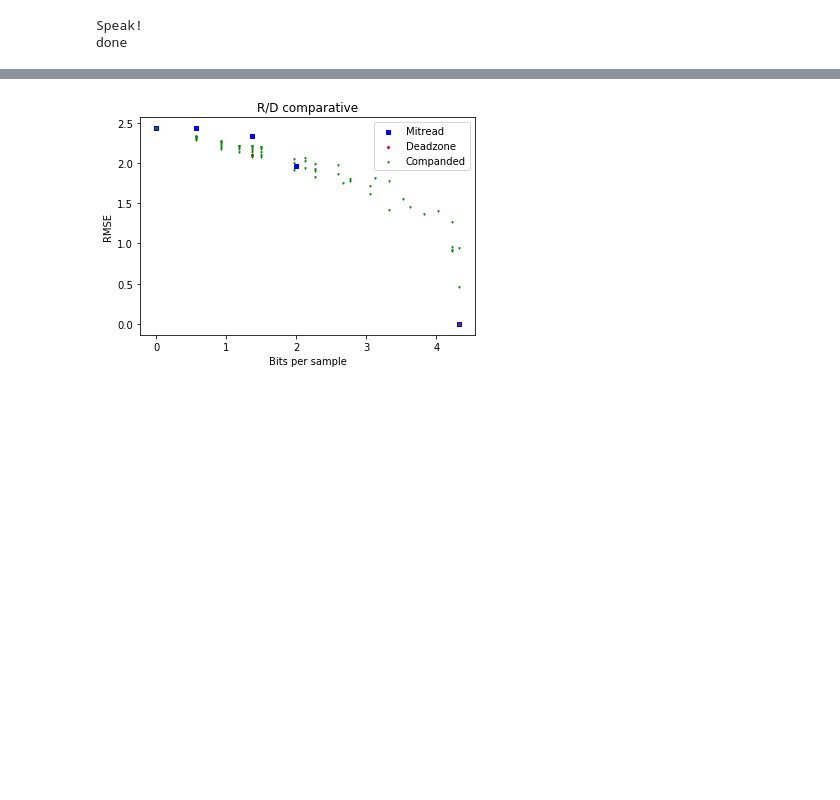
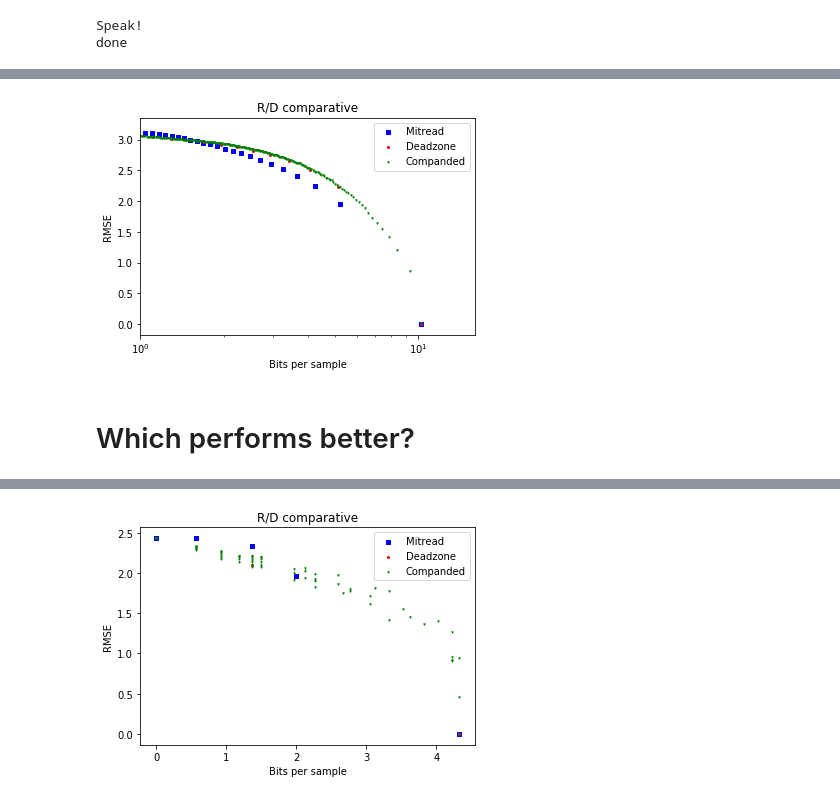
Before and after one commit to Tecnologias-multimedia/Tecnologias-multimedia.github.io, a Jupyter notebook: study_guide/quantization/graphics/quantization.ipynb, the cells around one changed output, grey strips where cells are left out. Drawn from its saved outputs; the diff is of its cells as text; code cells hidden in the pictures; blank space fills up the shorter version.

```diff
--- a/study_guide/quantization/graphics/quantization.ipynb
+++ b/study_guide/quantization/graphics/quantization.ipynb
@@ -520,0 +502,16 @@ sd.play(x)
+# %%
+plt.title("R/D comparative")
+plt.xlabel("Bits per sample")
+plt.ylabel("RMSE")
+plt.yscale("linear")
+plt.xscale("log")
+plt.xlim(1, 16)
+plt.scatter(*zip(*midtread_RD_points), s=12, c='b', marker="s", label='Mitread')
+plt.scatter(*zip(*deadzone_RD_points), s=4, c='r', marker="o", label='Deadzone')
+plt.scatter(*zip(*companded_RD_points), s=2, c='g', marker="v", label='Companded')
+plt.legend(loc='upper right')
+plt.show()
+# %% [output]
+[figure, added]
+# %% [markdown]
+# Which performs better?
```
Also changed, not shown: parts of 9 cells of this notebook.
